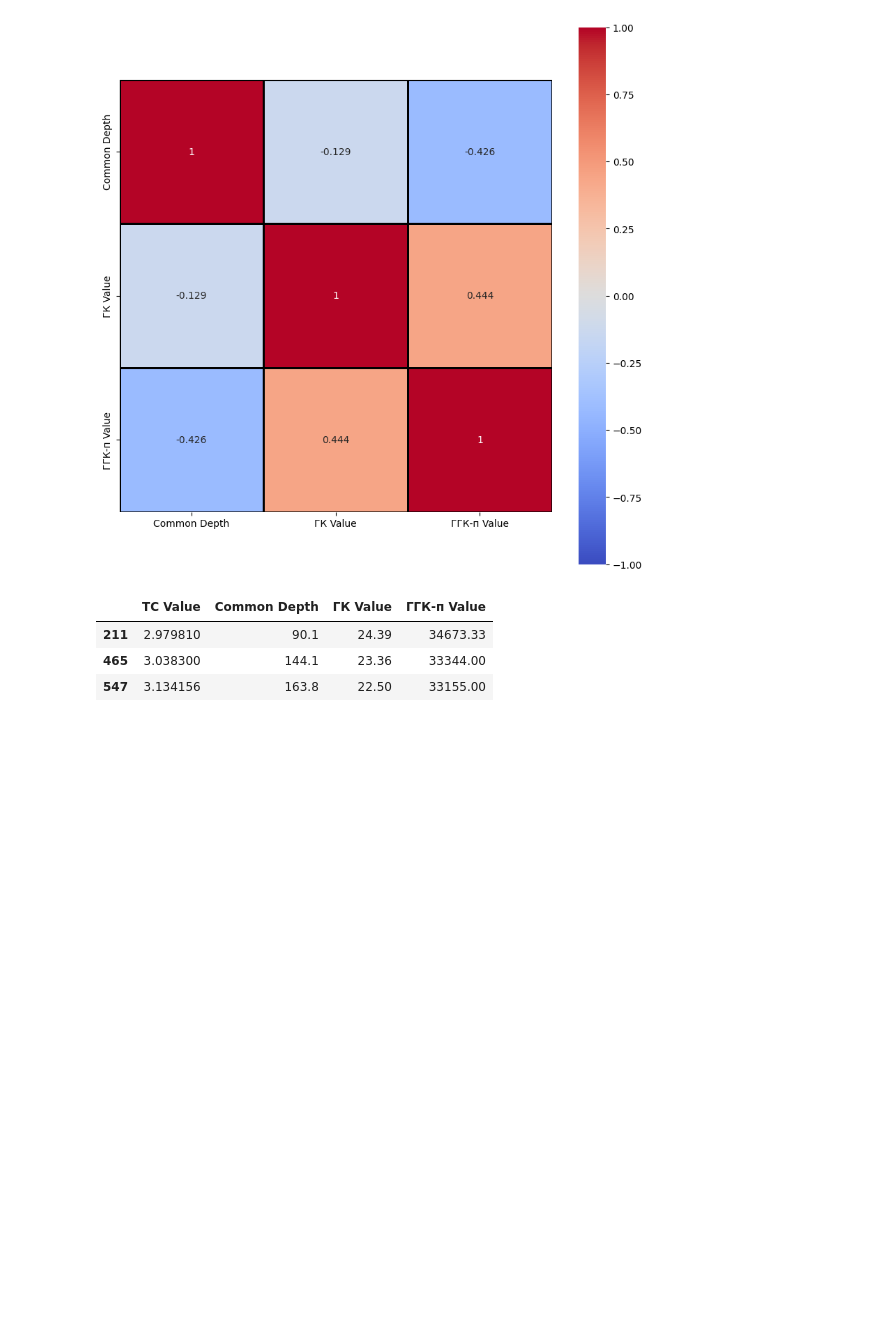
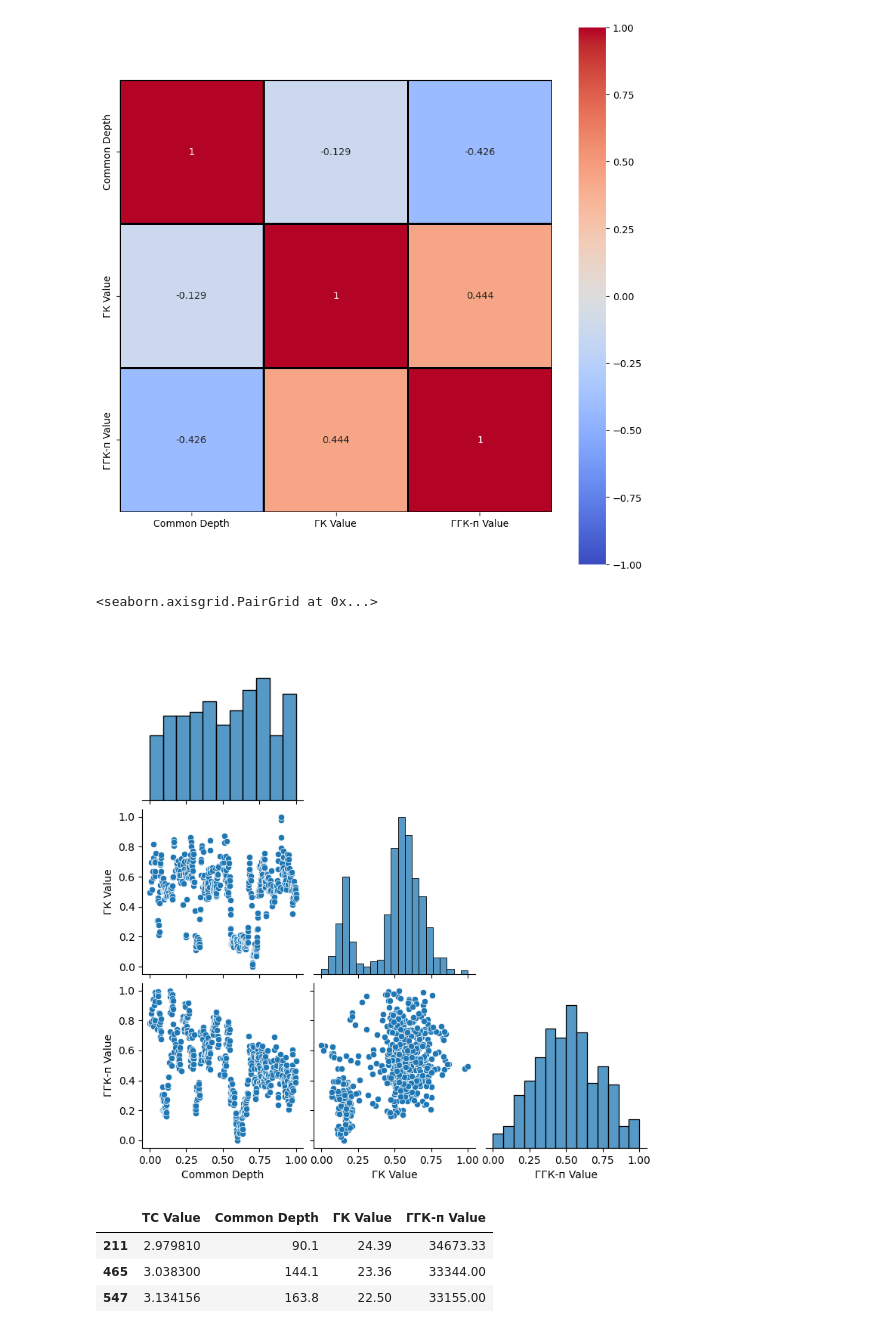
Before and after one commit to MariiaKalinina/Elasticity, a Jupyter notebook: Rosatom.ipynb, the cells around one changed output. Cells and saved outputs as stored; diff of their text form; code cells hidden in the pictures; blank space fills up the shorter version.

```diff
--- a/Rosatom.ipynb
+++ b/Rosatom.ipynb
@@ -275,4 +275,9 @@ sns.heatmap(X.corr(),fmt = '.3g',square=True, annot = True, vmin=-1, vmax=1, cen
 # %% [output]
 <Axes: >
 [figure]
+# %%
+sns.pairplot(data=X, corner=True)
+# %% [output]
+<seaborn.axisgrid.PairGrid at 0x...>
+[figure, added]
 # %%
```
Also changed, not shown: parts of 8 cells of this notebook.
